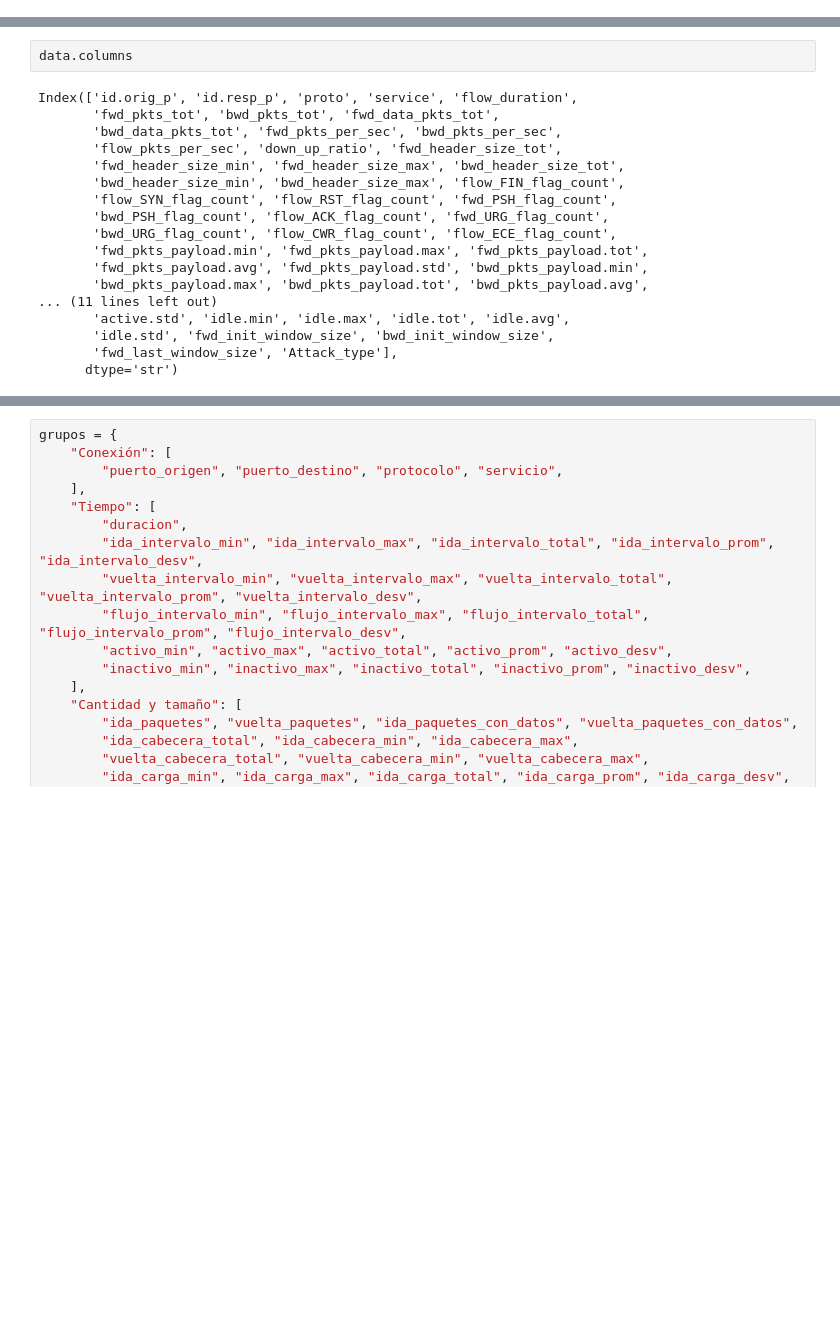
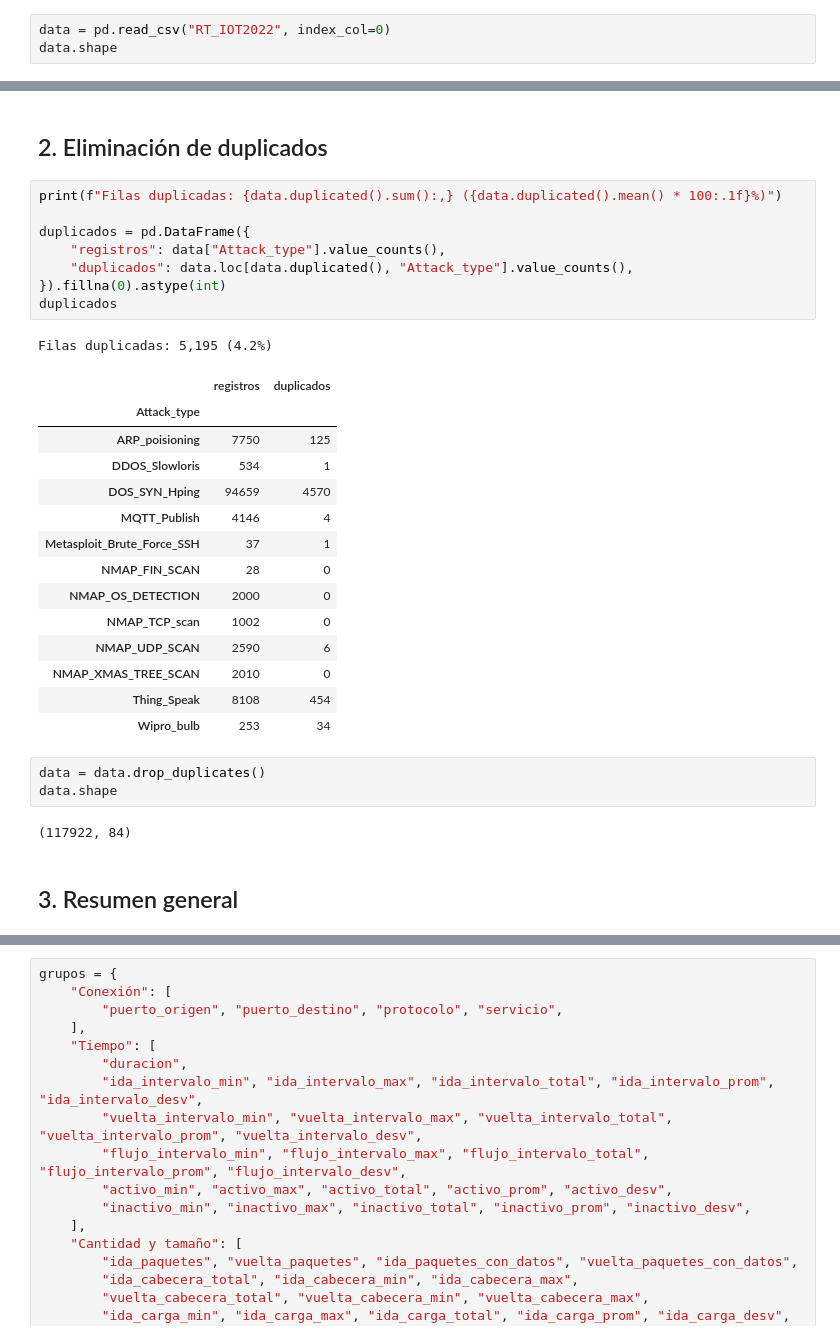
Before and after one commit to franciscosdafas133/ML_Aplicado_IoT, a Jupyter notebook: preparacion_datos.ipynb, the cells around one changed output, grey strips where cells are left out. Cells and saved outputs as stored; diff of their text form; blank space fills up the shorter version.

```diff
--- a/exploración_limpieza.ipynb
+++ b/preparacion_datos.ipynb
@@ -11,0 +13,3 @@ data.drop(columns=['Unnamed: 0'], inplace=True)
+# %%
+data = pd.read_csv("RT_IOT2022", index_col=0)
+data.shape
@@ -22,20 +27,33 @@ data.head()
-# %%
-data.columns
-# %% [output]
-Index(['id.orig_p', 'id.resp_p', 'proto', 'service', 'flow_duration',
-       'fwd_pkts_tot', 'bwd_pkts_tot', 'fwd_data_pkts_tot',
-       'bwd_data_pkts_tot', 'fwd_pkts_per_sec', 'bwd_pkts_per_sec',
-       'flow_pkts_per_sec', 'down_up_ratio', 'fwd_header_size_tot',
-       'fwd_header_size_min', 'fwd_header_size_max', 'bwd_header_size_tot',
-       'bwd_header_size_min', 'bwd_header_size_max', 'flow_FIN_flag_count',
-       'flow_SYN_flag_count', 'flow_RST_flag_count', 'fwd_PSH_flag_count',
-       'bwd_PSH_flag_count', 'flow_ACK_flag_count', 'fwd_URG_flag_count',
-       'bwd_URG_flag_count', 'flow_CWR_flag_count', 'flow_ECE_flag_count',
-       'fwd_pkts_payload.min', 'fwd_pkts_payload.max', 'fwd_pkts_payload.tot',
-       'fwd_pkts_payload.avg', 'fwd_pkts_payload.std', 'bwd_pkts_payload.min',
-       'bwd_pkts_payload.max', 'bwd_pkts_payload.tot', 'bwd_pkts_payload.avg',
-... (11 lines left out)
-       'active.std', 'idle.min', 'idle.max', 'idle.tot', 'idle.avg',
-       'idle.std', 'fwd_init_window_size', 'bwd_init_window_size',
-       'fwd_last_window_size', 'Attack_type'],
-      dtype='str')
+# %% [markdown]
+## 2. Eliminación de duplicados
+# %%
+print(f"Filas duplicadas: {data.duplicated().sum():,} ({data.duplicated().mean() * 100:.1f}%)")
+
+duplicados = pd.DataFrame({
+    "registros": data["Attack_type"].value_counts(),
+    "duplicados": data.loc[data.duplicated(), "Attack_type"].value_counts(),
+}).fillna(0).astype(int)
+duplicados
+# %% [output]
+Filas duplicadas: 5,195 (4.2%)
+|  | registros | duplicados |
+| Attack_type |  |  |
+| ARP_poisioning | 7750 | 125 |
+| DDOS_Slowloris | 534 | 1 |
+| DOS_SYN_Hping | 94659 | 4570 |
+| MQTT_Publish | 4146 | 4 |
+| Metasploit_Brute_Force_SSH | 37 | 1 |
+| NMAP_FIN_SCAN | 28 | 0 |
+| NMAP_OS_DETECTION | 2000 | 0 |
+| NMAP_TCP_scan | 1002 | 0 |
+| NMAP_UDP_SCAN | 2590 | 6 |
+| NMAP_XMAS_TREE_SCAN | 2010 | 0 |
+| Thing_Speak | 8108 | 454 |
+| Wipro_bulb | 253 | 34 |
+# %%
+data = data.drop_duplicates()
+data.shape
+# %% [output]
+(117922, 84)
+# %% [markdown]
+## 3. Resumen general
```
Also changed, not shown: parts of 37 cells of this notebook.
